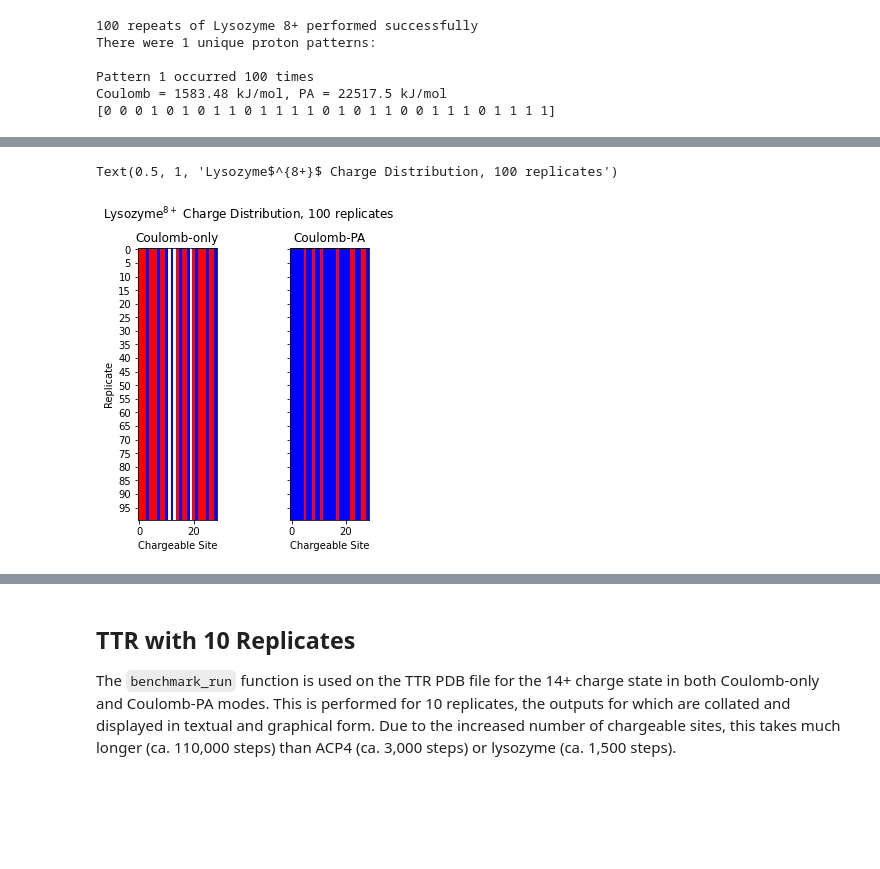
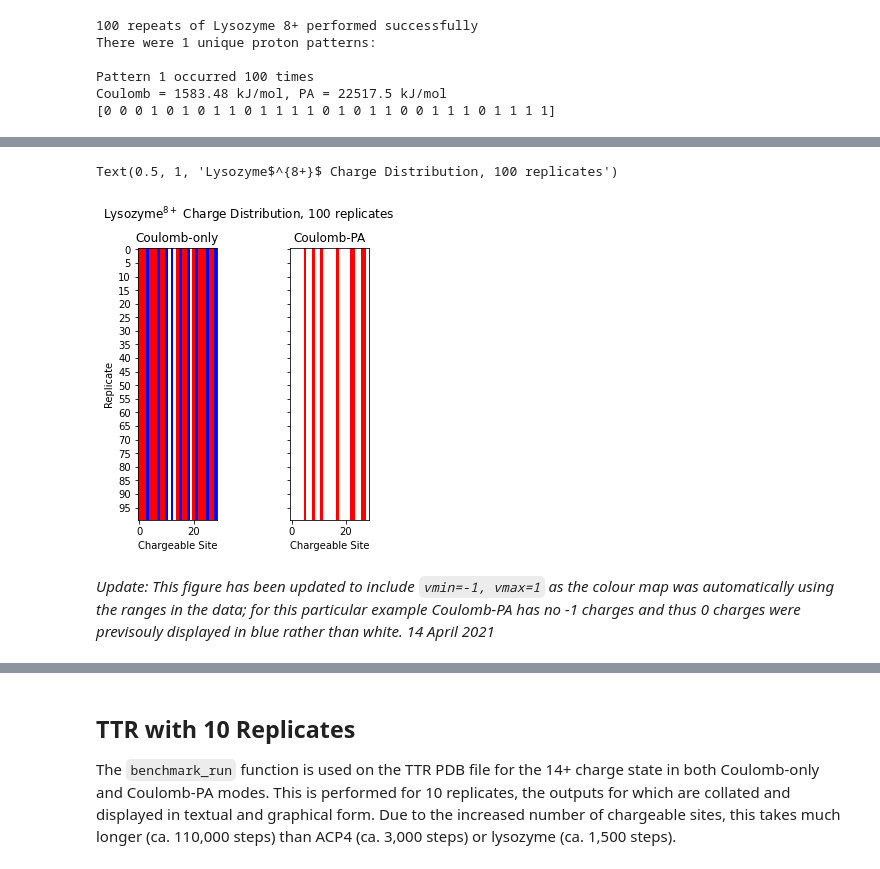
Before and after one commit to jbellamycarter/chargePlacer, a Jupyter notebook: Benchmarking chargerPlacer.ipynb, the cells around one changed output, grey strips where cells are left out. Drawn from its saved outputs; the diff is of its cells as text; code cells hidden in the pictures; blank space fills up the shorter version.

Commit message:
Update Benchmarking chargerPlacer.ipynb
Plotting for charge distribution figures adjusted to fix `vmin=-1, vmax=1` for instances where -1 or +1 charges are not present in optimised proton sequence.

```diff
--- a/Benchmarking chargerPlacer.ipynb
+++ b/Benchmarking chargerPlacer.ipynb
@@ -258,17 +260,19 @@ Text(0.5, 1, 'Lysozyme$^{8+}$ Coulomb-PA, 100 replicates')
 # %%
 fig, ax = plt.subplots(1,2, figsize=(5,5),sharey=True)
-ax[0].imshow(lyso_coul_repeats['opt_seq'] + lyso[1], cmap='bwr', interpolation='nearest')
+ax[0].imshow(lyso_coul_repeats['opt_seq'] + lyso[1], cmap='bwr', interpolation='nearest', vmin=-1, vmax=1)
 ax[0].set_yticks(range(0, lyso_coul_repeats['num_repeats'], 5))
 ax[0].set_ylabel('Replicate')
 ax[0].set_xlabel('Chargeable Site')
 ax[0].set_title('Coulomb-only')
-ax[1].imshow(lyso_tot_repeats['opt_seq'] + lyso[1], cmap='bwr', interpolation='nearest')
+ax[1].imshow(lyso_tot_repeats['opt_seq'] + lyso[1], cmap='bwr', interpolation='nearest', vmin=-1, vmax=1)
 ax[1].set_xlabel('Chargeable Site')
 ax[1].set_title('Coulomb-PA')
 fig.suptitle(r'Lysozyme$^{8+}$ Charge Distribution, 100 replicates', y=1)
 # %% [output]
 Text(0.5, 1, 'Lysozyme$^{8+}$ Charge Distribution, 100 replicates')
-[figure, old version]
+[figure, new version]
+# %% [markdown]
+_Update: This figure has been updated to include `vmin=-1, vmax=1` as the colour map was automatically using the ranges in the data; for this particular example Coulomb-PA has no -1 charges and thus 0 charges were previsouly displayed in blue rather than white. 14 April 2021_
 # %%
 bins = range(2,19,1)
 plt.hist(lyso_coul_repeats['num_shunts'], bins=bins, alpha=0.5, label='Coulomb-only')
```
Also changed, not shown: parts of 14 cells of this notebook.
